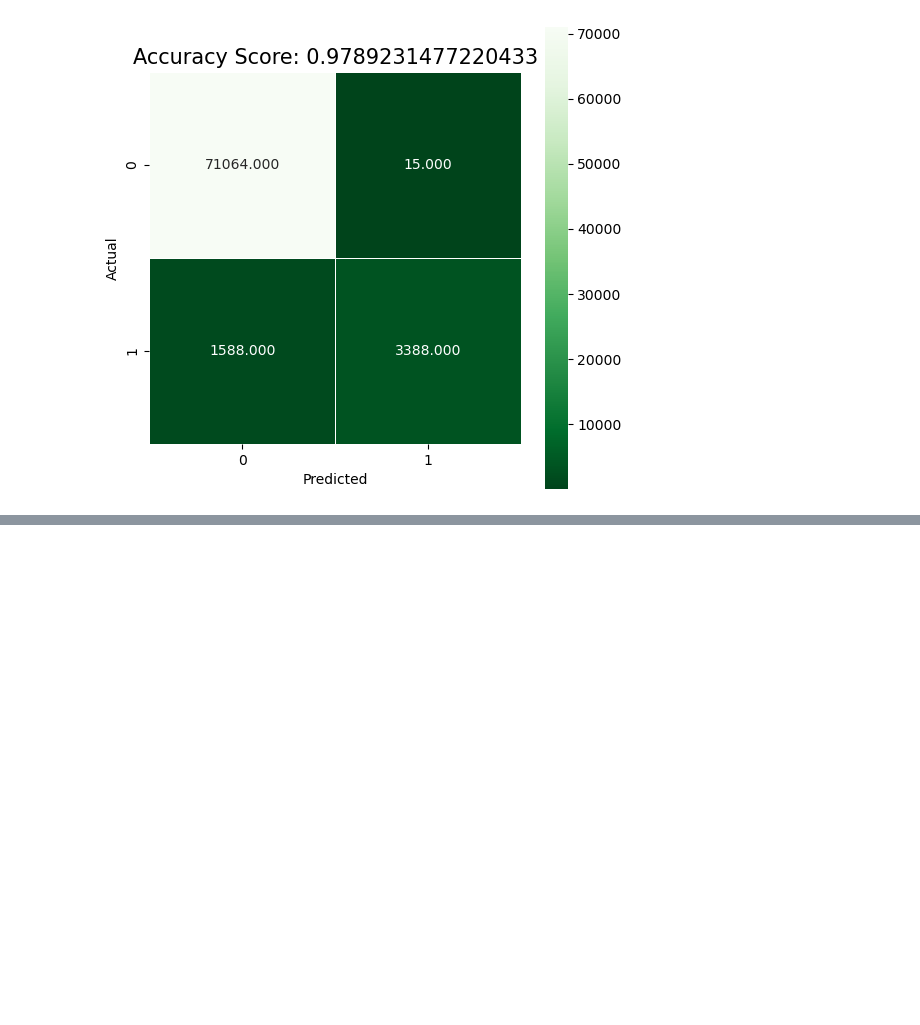
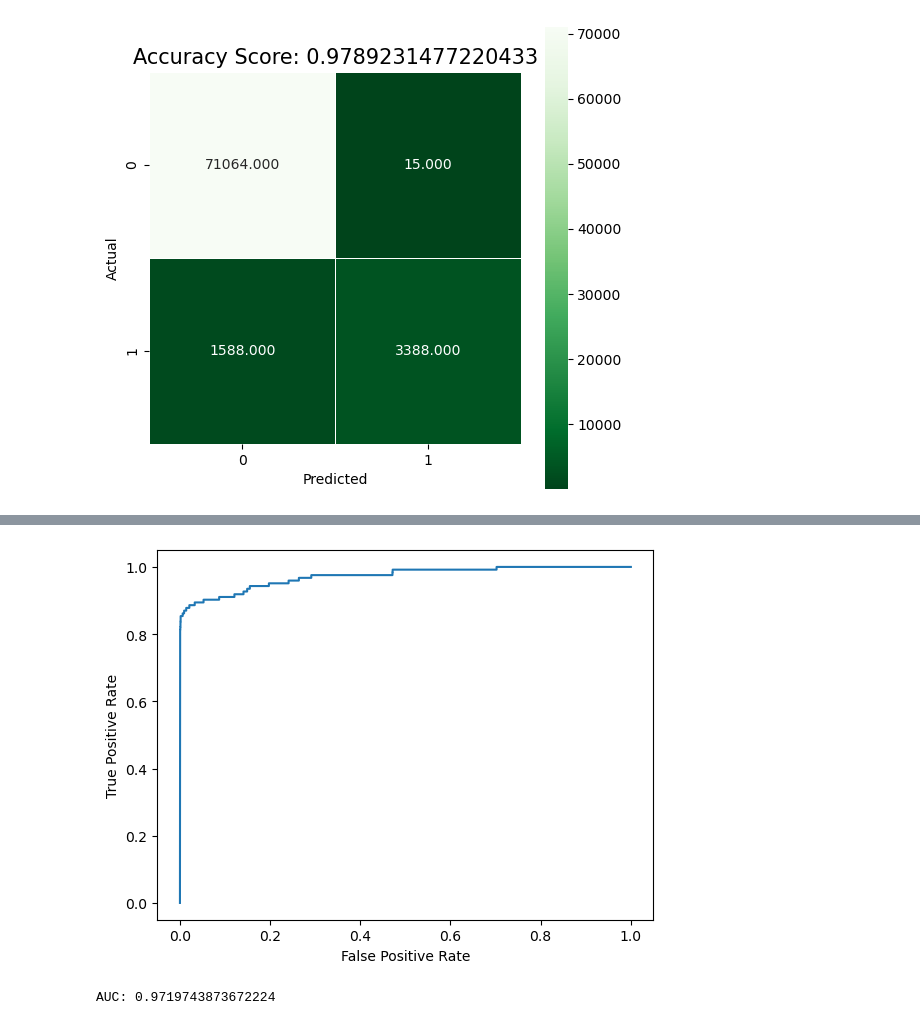
Before and after one commit to ShaneR31/Final-Flatiron-Capstone, a Jupyter notebook: Notebooks/Shane.ipynb, the cells around one changed output, grey strips where cells are left out. Saved outputs shown, nothing was run; the diff lists cells and outputs as text; code cells hidden in the pictures; blank space fills up the shorter version.

```diff
--- a/Notebooks/Shane.ipynb
+++ b/Notebooks/Shane.ipynb
@@ -359,0 +394,5 @@ AUC: 0.9740044199074498
+# %%
+display_roc_auc(final_model, X_test_base, y_test_base)
+# %% [output]
+[figure, added]
+AUC: 0.9719743873672224
```
Also changed, not shown: parts of 36 cells of this notebook, 1 other file.
